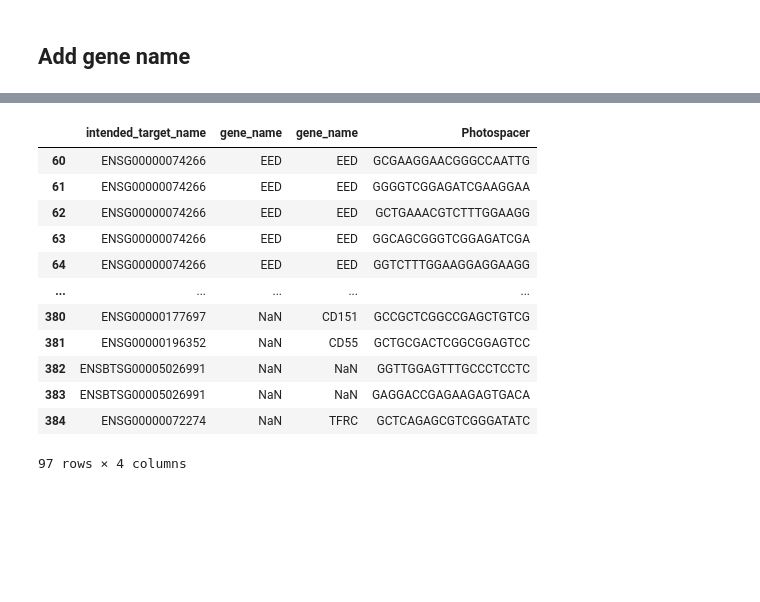
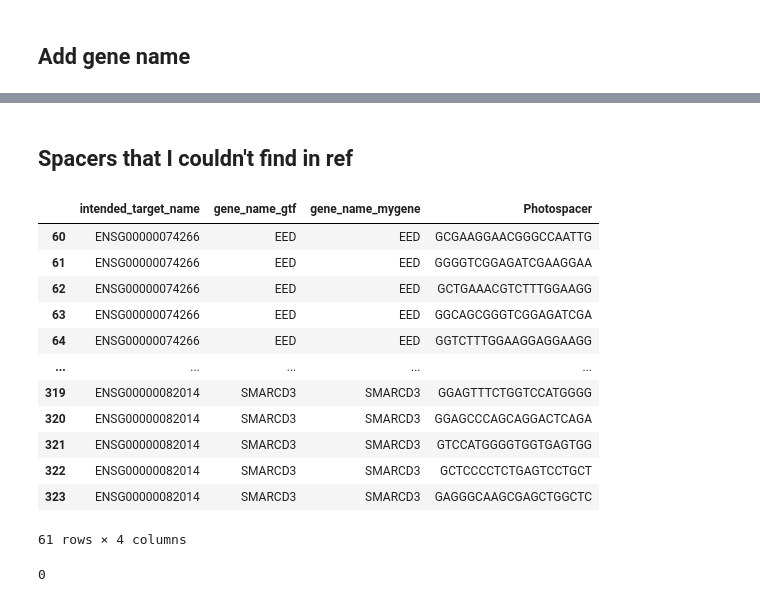
Before and after one commit to adamklie/tf_perturb_seq, a Jupyter notebook: scratch/2025_10_05/benchmark_guide_cleanup.ipynb, the cells around one changed output, grey strips where cells are left out. Drawn from its saved outputs; the diff is of its cells as text; code cells hidden in the pictures; blank space fills up the shorter version.

```diff
--- a/scratch/2025_10_05/benchmark_guide_cleanup.ipynb
+++ b/scratch/2025_10_05/benchmark_guide_cleanup.ipynb
@@ -295,8 +388,8 @@ mg = MyGeneInfo()
 # %%
 # Map intended_target_name (Ensembl IDs) to gene names
 out = mg.querymany(guide_metadata['intended_target_name'].tolist(), scopes='ensembl.gene', fields='symbol', species='human')
-map_df = pd.DataFrame(out)[['query', 'symbol']].rename(columns={'query': 'intended_target_name', 'symbol': 'gene_name'})
-guide_metadata = pd.concat([guide_metadata, map_df["gene_name"]], axis=1)
+map_df = pd.DataFrame(out)[['query', 'symbol']].rename(columns={'query': 'intended_target_name', 'symbol': 'gene_name_mygene'})
+guide_metadata = pd.concat([guide_metadata, map_df["gene_name_mygene"]], axis=1)
 guide_metadata.head()
 # %% [output]
 Input sequence provided is already in string format. No operation performed
@@ -311,0 +415,8 @@ Input sequence provided is already in string format. No operation performed
+# %%
+# Make new gene_name column
+# My gene first
+# If mygene is NaN, use gtf
+guide_metadata["gene_name"] = guide_metadata.apply(
+    lambda x: x["gene_name_mygene"] if pd.notna(x["gene_name_mygene"]) else (x["gene_name_gtf"] if pd.notna(x["gene_name_gtf"]) else x["intended_target_name"]),
+    axis=1
+)
@@ -314,12 +660,16 @@ Input sequence provided is already in string format. No operation performed
 # %%
-# Grab only the guides targeting TFs
-tf_metadata = guide_metadata[guide_metadata["targeting"] == True]
+# Grab only the guides targeting targetings
+targeting_metadata = guide_metadata[guide_metadata["targeting"] == True]
 
-# Check Photospacer column against all spacers in ref_tf_long
-tf_metadata["in_ref"] = tf_metadata["Photospacer"].isin(ref_tf_long["Photospacer"])
-tf_metadata["in_ref"].value_counts()
+# Check Photospacer column against all spacers in ref_targeting_long
+targeting_metadata["in_tf_ref"] = targeting_metadata["Photospacer"].isin(ref_tf_long["Photospacer"])
+targeting_metadata["in_nc_ref"] = targeting_metadata["Photospacer"].isin(ref_nc_all["Photospacer"])
 
-tf_metadata
+# OR genes
+targeting_metadata["is_OR_gene"] = (targeting_metadata["gene_name_mygene"].replace(np.nan, "NA").str.startswith("OR")) | (targeting_metadata["gene_name_gtf"].replace(np.nan, "NA").str.startswith("OR"))
+
+# Check
+targeting_metadata[targeting_metadata.columns[:8]]
 # %% [output]
 A value is trying to be set on a copy of a slice from a DataFrame.
 Try using .loc[row_indexer,col_indexer] = value instead
@@ -351,0 +714,4 @@ dtype: int64
+# %%
+# Clean
+targeting_metadata["new_guide_id"] = targeting_metadata["gene_name"] + "#" + targeting_metadata["guide_id"]
+targeting_metadata["guide_end"] = targeting_metadata["guide_id"].str.split("-").str[1].str.split("(").str[0]
@@ -352,19 +861,25 @@ dtype: int64
+# %% [markdown]
+## Spacers that I couldn't find in ref
 # %%
 # Find any spacers that do not match
-mismatched_spacers = tf_metadata[~tf_metadata["in_ref"]]
-mismatched_spacers[["intended_target_name", "gene_name", "Photospacer"]]
+mismatched_spacers = targeting_metadata[(~targeting_metadata["in_tf_ref"]) & (~targeting_metadata["in_nc_ref"])]
+mismatched_spacers[["intended_target_name", "gene_name_gtf", "gene_name_mygene", "Photospacer"]]
 # %% [output]
-|  | intended_target_name | gene_name | gene_name | Photospacer |
+|  | intended_target_name | gene_name_gtf | gene_name_mygene | Photospacer |
 | 60 | ENSG00000074266 | EED | EED | GCGAAGGAACGGGCCAATTG |
 | 61 | ENSG00000074266 | EED | EED | GGGGTCGGAGATCGAAGGAA |
 | 62 | ENSG00000074266 | EED | EED | GCTGAAACGTCTTTGGAAGG |
 | 63 | ENSG00000074266 | EED | EED | GGCAGCGGGTCGGAGATCGA |
 | 64 | ENSG00000074266 | EED | EED | GGTCTTTGGAAGGAGGAAGG |
 | ... | ... | ... | ... | ... |
-| 380 | ENSG00000177697 | NaN | CD151 | GCCGCTCGGCCGAGCTGTCG |
-| 381 | ENSG00000196352 | NaN | CD55 | GCTGCGACTCGGCGGAGTCC |
-| 382 | ENSBTSG00005026991 | NaN | NaN | GGTTGGAGTTTGCCCTCCTC |
-| 383 | ENSBTSG00005026991 | NaN | NaN | GAGGACCGAGAAGAGTGACA |
-| 384 | ENSG00000072274 | NaN | TFRC | GCTCAGAGCGTCGGGATATC |
+| 319 | ENSG00000082014 | SMARCD3 | SMARCD3 | GGAGTTTCTGGTCCATGGGG |
+| 320 | ENSG00000082014 | SMARCD3 | SMARCD3 | GGAGCCCAGCAGGACTCAGA |
+| 321 | ENSG00000082014 | SMARCD3 | SMARCD3 | GTCCATGGGGTGGTGAGTGG |
+| 322 | ENSG00000082014 | SMARCD3 | SMARCD3 | GCTCCCCTCTGAGTCCTGCT |
+| 323 | ENSG00000082014 | SMARCD3 | SMARCD3 | GAGGGCAAGCGAGCTGGCTC |
-97 rows × 4 columns
+61 rows × 4 columns
+# %%
+mismatched_gene_name["intended_target_name"].isna().sum()
+# %% [output]
+0
 # %%
```
Also changed, not shown: parts of 75 cells of this notebook.
